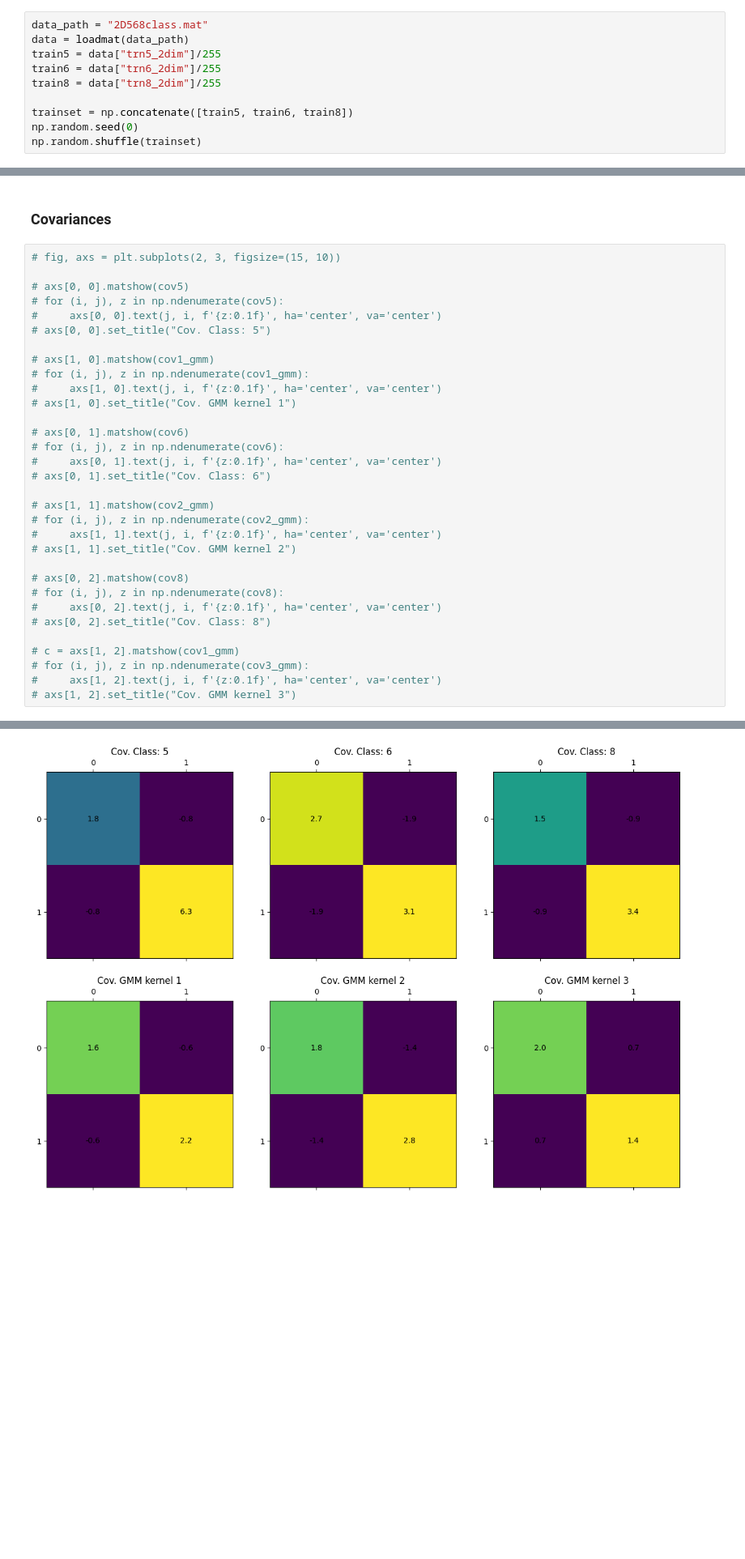
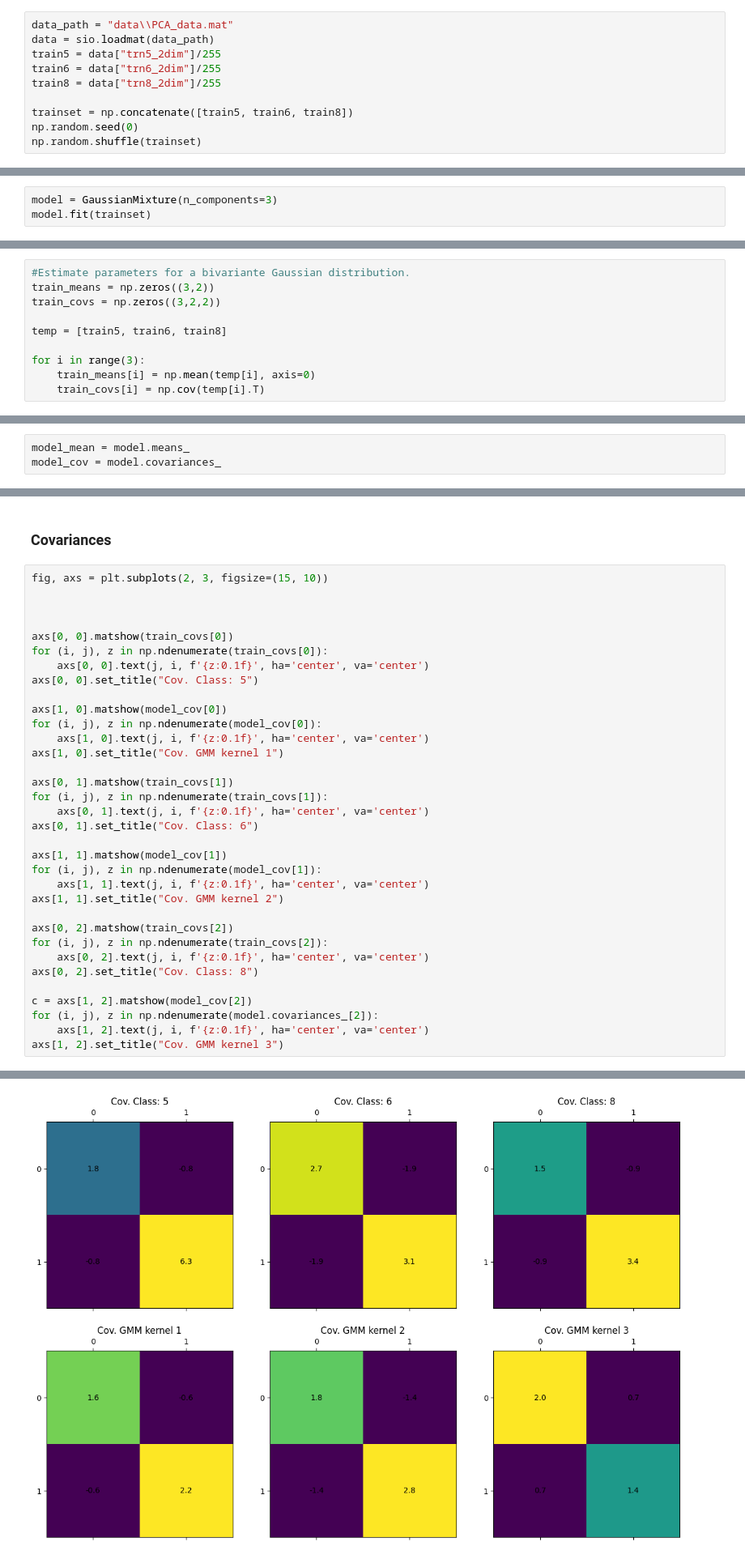
Before and after one commit to Clyhol/Machine-learning-course, a Jupyter notebook: exercise5-clustering/exercise5.ipynb, the cells around one changed output, grey strips where cells are left out. Shown at 81% size. Saved outputs shown, nothing was run; the diff lists cells and outputs as text; blank space fills up the shorter version.

```diff
--- a/exercise5-clustering/exercise5.ipynb
+++ b/exercise5-clustering/exercise5.ipynb
@@ -11,6 +17,6 @@ First we load the exercise data set, combine the individual training sets into o
 # %%
-data_path = "2D568class.mat"
-data = loadmat(data_path)
+data_path = "data\\PCA_data.mat"
+data = sio.loadmat(data_path)
 train5 = data["trn5_2dim"]/255
 train6 = data["trn6_2dim"]/255
 train8 = data["trn8_2dim"]/255
@@ -26,0 +30,3 @@ GaussianMixture(n_components=3)
+# %%
+model = GaussianMixture(n_components=3)
+model.fit(trainset)
@@ -27,11 +35,24 @@ GaussianMixture(n_components=3)
 # %% [markdown]
 ## Creating Gaussian models
 Following the same approach from the previous exercises we can also estimate Gaussian models for each class
+# %%
+#Estimate parameters for a bivariante Gaussian distribution.
+train_means = np.zeros((3,2))
+train_covs = np.zeros((3,2,2))
+
+temp = [train5, train6, train8]
+
+for i in range(3):
+    train_means[i] = np.mean(temp[i], axis=0)
+    train_covs[i] = np.cov(temp[i].T)
 # %% [markdown]
 ## Comparing means and covariance matrices.
 Let's look at the means and covariance matrices.
 
 First we extract the means and covariances from the GMM.
+# %%
+model_mean = model.means_
+model_cov = model.covariances_
 # %% [markdown]
 Now we can compare the GMM means and covariances to the Gaussin models estimated for each class individually.
 # %% [markdown]
@@ -51,40 +73,42 @@ mean3_gmm: [-1.43832858  1.61367239]
 # %% [markdown]
 ### Covariances
 # %%
-# fig, axs = plt.subplots(2, 3, figsize=(15, 10))
+fig, axs = plt.subplots(2, 3, figsize=(15, 10))
 
-# axs[0, 0].matshow(cov5)
-# for (i, j), z in np.ndenumerate(cov5):
-#     axs[0, 0].text(j, i, f'{z:0.1f}', ha='center', va='center')
-# axs[0, 0].set_title("Cov. Class: 5")
 
-# axs[1, 0].matshow(cov1_gmm)
-# for (i, j), z in np.ndenumerate(cov1_gmm):
-#     axs[1, 0].text(j, i, f'{z:0.1f}', ha='center', va='center')
-# axs[1, 0].set_title("Cov. GMM kernel 1")
 
-# axs[0, 1].matshow(cov6)
-# for (i, j), z in np.ndenumerate(cov6):
-#     axs[0, 1].text(j, i, f'{z:0.1f}', ha='center', va='center')
-# axs[0, 1].set_title("Cov. Class: 6")
+axs[0, 0].matshow(train_covs[0])
+for (i, j), z in np.ndenumerate(train_covs[0]):
+    axs[0, 0].text(j, i, f'{z:0.1f}', ha='center', va='center')
+axs[0, 0].set_title("Cov. Class: 5")
 
-# axs[1, 1].matshow(cov2_gmm)
-# for (i, j), z in np.ndenumerate(cov2_gmm):
-#     axs[1, 1].text(j, i, f'{z:0.1f}', ha='center', va='center')
-# axs[1, 1].set_title("Cov. GMM kernel 2")
+axs[1, 0].matshow(model_cov[0])
+for (i, j), z in np.ndenumerate(model_cov[0]):
+    axs[1, 0].text(j, i, f'{z:0.1f}', ha='center', va='center')
+axs[1, 0].set_title("Cov. GMM kernel 1")
 
-# axs[0, 2].matshow(cov8)
-# for (i, j), z in np.ndenumerate(cov8):
-#     axs[0, 2].text(j, i, f'{z:0.1f}', ha='center', va='center')
-# axs[0, 2].set_title("Cov. Class: 8")
+axs[0, 1].matshow(train_covs[1])
+for (i, j), z in np.ndenumerate(train_covs[1]):
+    axs[0, 1].text(j, i, f'{z:0.1f}', ha='center', va='center')
+axs[0, 1].set_title("Cov. Class: 6")
 
-# c = axs[1, 2].matshow(cov1_gmm)
-# for (i, j), z in np.ndenumerate(cov3_gmm):
-#     axs[1, 2].text(j, i, f'{z:0.1f}', ha='center', va='center')
-# axs[1, 2].set_title("Cov. GMM kernel 3")
+axs[1, 1].matshow(model_cov[1])
+for (i, j), z in np.ndenumerate(model_cov[1]):
+    axs[1, 1].text(j, i, f'{z:0.1f}', ha='center', va='center')
+axs[1, 1].set_title("Cov. GMM kernel 2")
+
+axs[0, 2].matshow(train_covs[2])
+for (i, j), z in np.ndenumerate(train_covs[2]):
+    axs[0, 2].text(j, i, f'{z:0.1f}', ha='center', va='center')
+axs[0, 2].set_title("Cov. Class: 8")
+
+c = axs[1, 2].matshow(model_cov[2])
+for (i, j), z in np.ndenumerate(model.covariances_[2]):
+    axs[1, 2].text(j, i, f'{z:0.1f}', ha='center', va='center')
+axs[1, 2].set_title("Cov. GMM kernel 3")
 # %% [output]
 Text(0.5, 1.0, 'Cov. GMM kernel 3')
-[figure, old version]
+[figure, new version]
 # %% [markdown]
 What do we see when comparing means and covariances?
 # %% [markdown]
```
Also changed, not shown: parts of 10 cells of this notebook, 2 other files.
